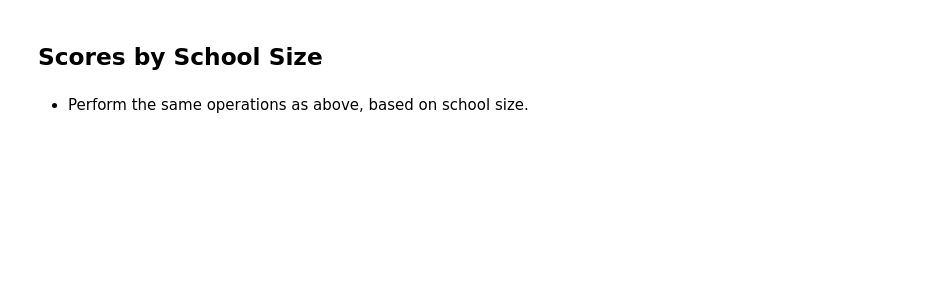
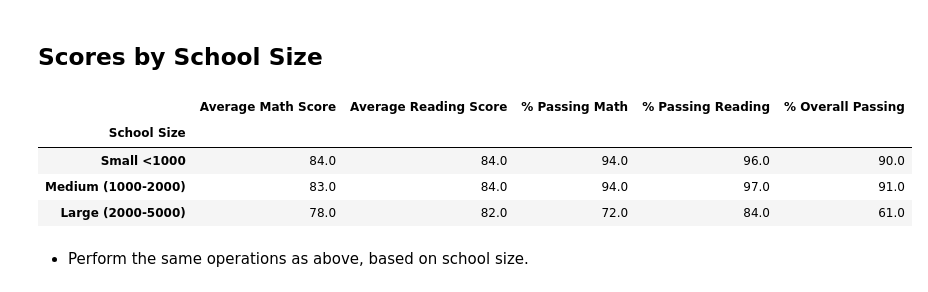
Before and after one commit to klbowman/Education-Data-Analysis, a Jupyter notebook: PyCitySchools/PyCitySchools_starter.ipynb, the cells around one changed output. Drawn from its saved outputs; the diff is of its cells as text; code cells hidden in the pictures; blank space fills up the shorter version.

```diff
--- a/PyCitySchools/PyCitySchools_starter.ipynb
+++ b/PyCitySchools/PyCitySchools_starter.ipynb
@@ -283,4 +348,60 @@ summary_table.head()
 # %% [markdown]
 ## Scores by School Size
+# %%
+#Cut columns not needed in complete dataframe
+size = school_data_complete[['school_name','reading_score','math_score','budget','student_name']]
+
+#Sort dataframe by school name and calculate school size
+size_grouped = size.groupby(['school_name'])
+school_size = size_grouped['student_name'].size()
+size_df = pd.DataFrame(school_size)
+size_df = size_df.set_axis(['School Size'],axis=1)
+size_df
+
+#Merge dataframes
+schoolsize = pd.merge(school_data_complete, size_df, on = 'school_name')
+
+#Cut the merged dataframe using bins
+bins = [0,1000,2000,3000]
+group_names = ["Small <1000", "Medium (1000-2000)", "Large (2000-5000)"]
+schoolsize['School Size'] = pd.cut(schoolsize['School Size'],bins, labels = group_names, include_lowest = True)
+
+#Calculate average math and reading scores per bin
+schoolsize_grouped = schoolsize.groupby(['School Size'])
+ave_math = round(schoolsize_grouped['math_score'].mean())
+ave_reading = round(schoolsize_grouped['reading_score'].mean())
+total_students = schoolsize_grouped['student_name'].size()
+
+#Calculate passing math scores per bin
+passed_math = schoolsize.loc[(schoolsize['math_score']>=70)]
+passed_math_grouped = passed_math.groupby(['School Size'])
+passed_math_total = passed_math_grouped['math_score'].size()
+passed_math_percent = round((passed_math_total / total_students) *100)
+
+#Calculate passing readingh scores per bin
+passed_reading = schoolsize.loc[(schoolsize['reading_score']>=70)]
+passed_reading = passed_reading.groupby(['School Size'])
+passed_reading = passed_reading['reading_score'].size()
+passed_reading_percent = round((passed_reading / total_students) *100)
+
+#Calculate overall passing per bin
+passed_both = schoolsize.loc[(schoolsize['math_score']>=70) & (schoolsize['reading_score']>=70)]
+passed_both = passed_both.groupby(['School Size'])
+passed_both = passed_both['math_score'].size()
+passed_both_percent = round((passed_both / total_students) *100)
+
+#Summary table
+budget_summary = pd.merge(ave_math, ave_reading, on='School Size')
+budget_table = budget_summary.rename(columns={'math_score': 'Average Math Score', 'reading_score': "Average Reading Score"})
+budget_table["% Passing Math"] = passed_math_percent
+budget_table["% Passing Reading"] = passed_reading_percent
+budget_table["% Overall Passing"] = passed_both_percent
+budget_table
+# %% [output]
+|  | Average Math Score | Average Reading Score | % Passing Math | % Passing Reading | % Overall Passing |
+| School Size |  |  |  |  |  |
+| Small <1000 | 84.0 | 84.0 | 94.0 | 96.0 | 90.0 |
+| Medium (1000-2000) | 83.0 | 84.0 | 94.0 | 97.0 | 91.0 |
+| Large (2000-5000) | 78.0 | 82.0 | 72.0 | 84.0 | 61.0 |
 # %% [markdown]
 * Perform the same operations as above, based on school size.
```
Also changed, not shown: parts of 14 cells of this notebook.
